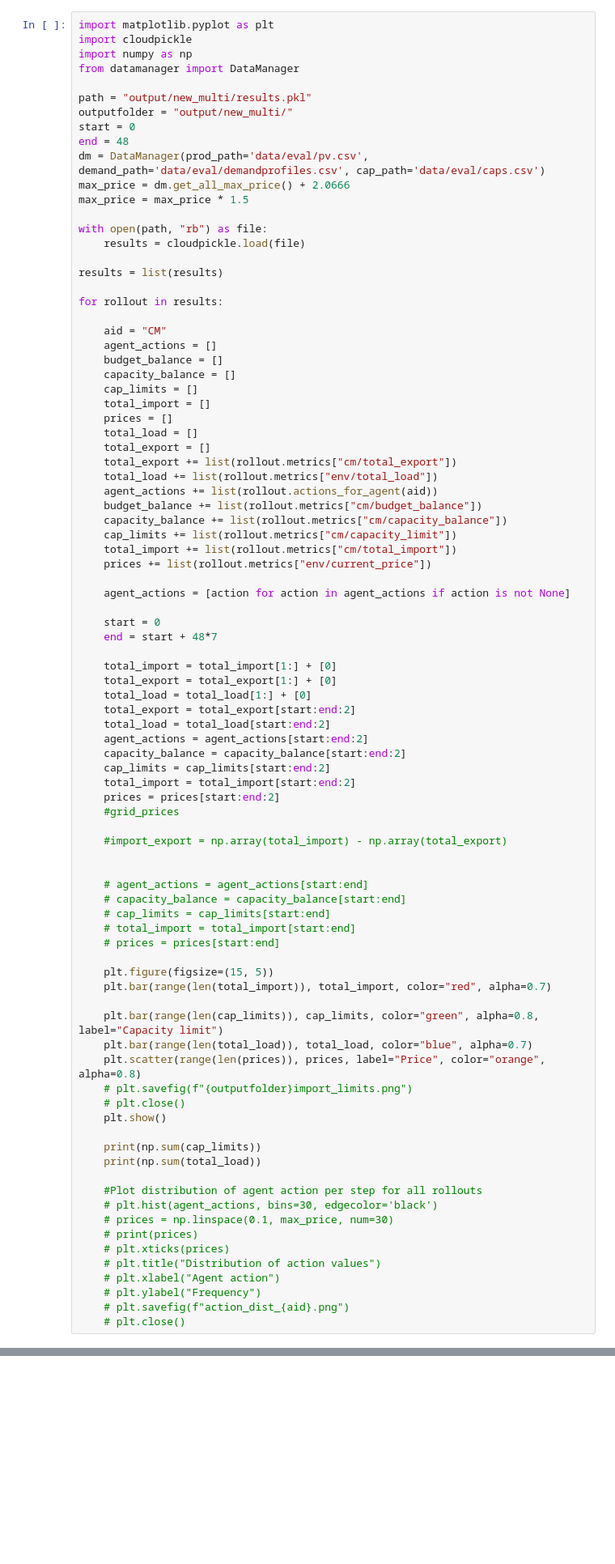
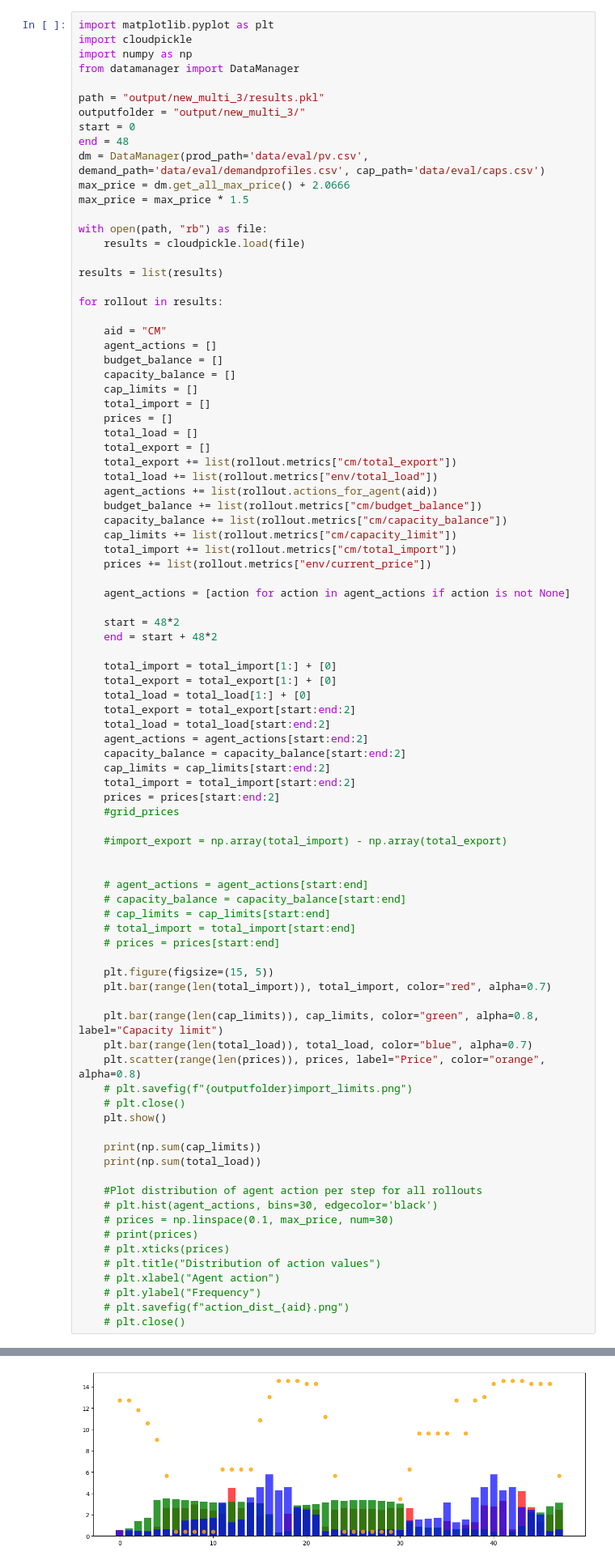
Before and after one commit to antonhlenander/CommunityFlex, a Jupyter notebook: plotting_twolevel.ipynb, the cells around one changed output, grey strips where cells are left out. Shown at 81% size. Cells and saved outputs as stored; diff of their text form; blank space fills up the shorter version.

```diff
--- a/plotting_twolevel.ipynb
+++ b/plotting_twolevel.ipynb
@@ -4,8 +4,8 @@ import cloudpickle
 import numpy as np
 from datamanager import DataManager
 
-path = "output/new_multi/results.pkl"
-outputfolder = "output/new_multi/"
+path = "output/new_multi_3/results.pkl"
+outputfolder = "output/new_multi_3/"
 start = 0
 end = 48
 dm = DataManager(prod_path='data/eval/pv.csv', demand_path='data/eval/demandprofiles.csv', cap_path='data/eval/caps.csv')
@@ -39,8 +39,8 @@ for rollout in results:
 
     agent_actions = [action for action in agent_actions if action is not None]
 
-    start = 0
-    end = start + 48*7
+    start = 48*2
+    end = start + 48*2
 
     total_import = total_import[1:] + [0]
     total_export = total_export[1:] + [0]
@@ -105,0 +94 @@ Production profiles loaded!
+[figure, new version]
```
Also changed, not shown: parts of 2 cells of this notebook, 5 other files.
